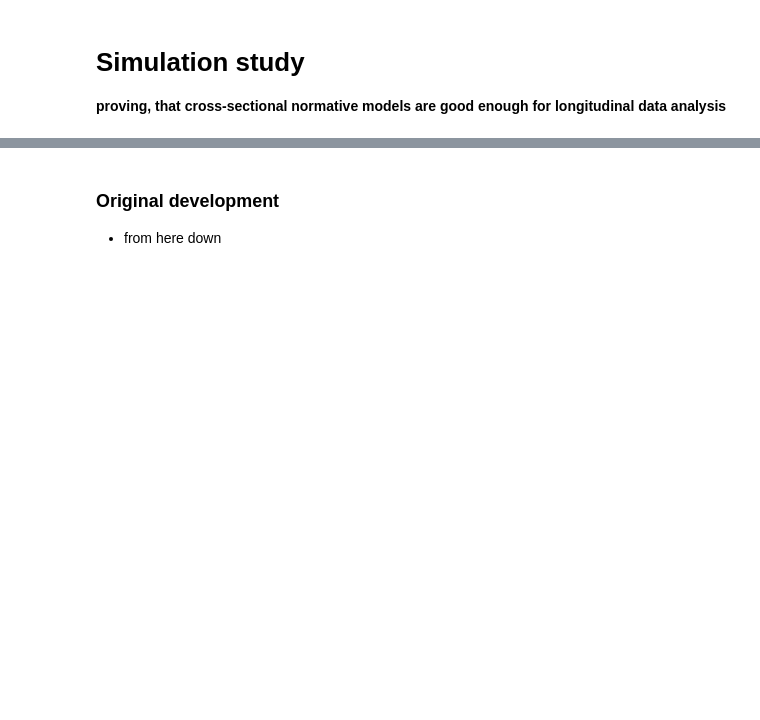
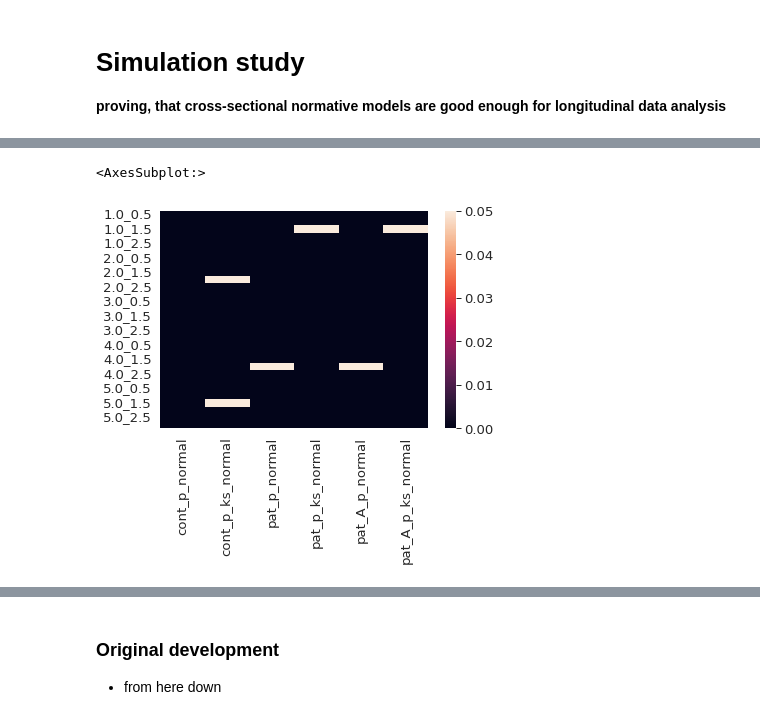
Before and after one commit to bbuckova/ESO_normative, a Jupyter notebook: simulation_sudy.ipynb, the cells around one changed output, grey strips where cells are left out. Drawn from its saved outputs; the diff is of its cells as text; code cells hidden in the pictures; blank space fills up the shorter version.

```diff
--- a/simulation_sudy.ipynb
+++ b/simulation_sudy.ipynb
@@ -24,0 +33,5 @@ Writing outputs ...
+# %%
+sns.heatmap(pk[['cont_p_normal','cont_p_ks_normal', 'pat_p_normal','pat_p_ks_normal', 'pat_A_p_normal','pat_A_p_ks_normal']]<0.05, vmin=0, vmax=0.05)
+# %% [output]
+<AxesSubplot:>
+[figure, added]
```
Also changed, not shown: parts of 10 cells of this notebook, 1 other file.
